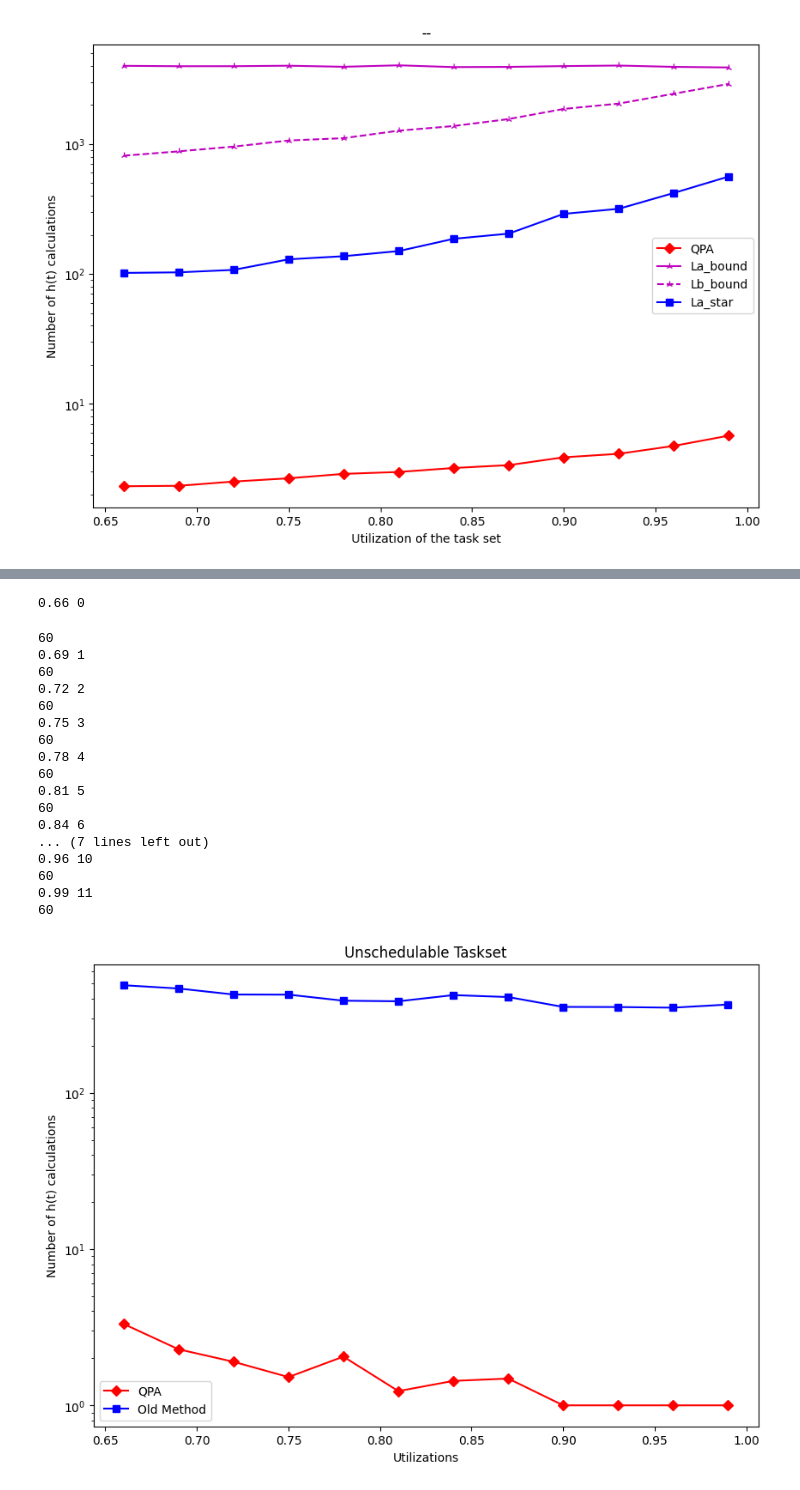
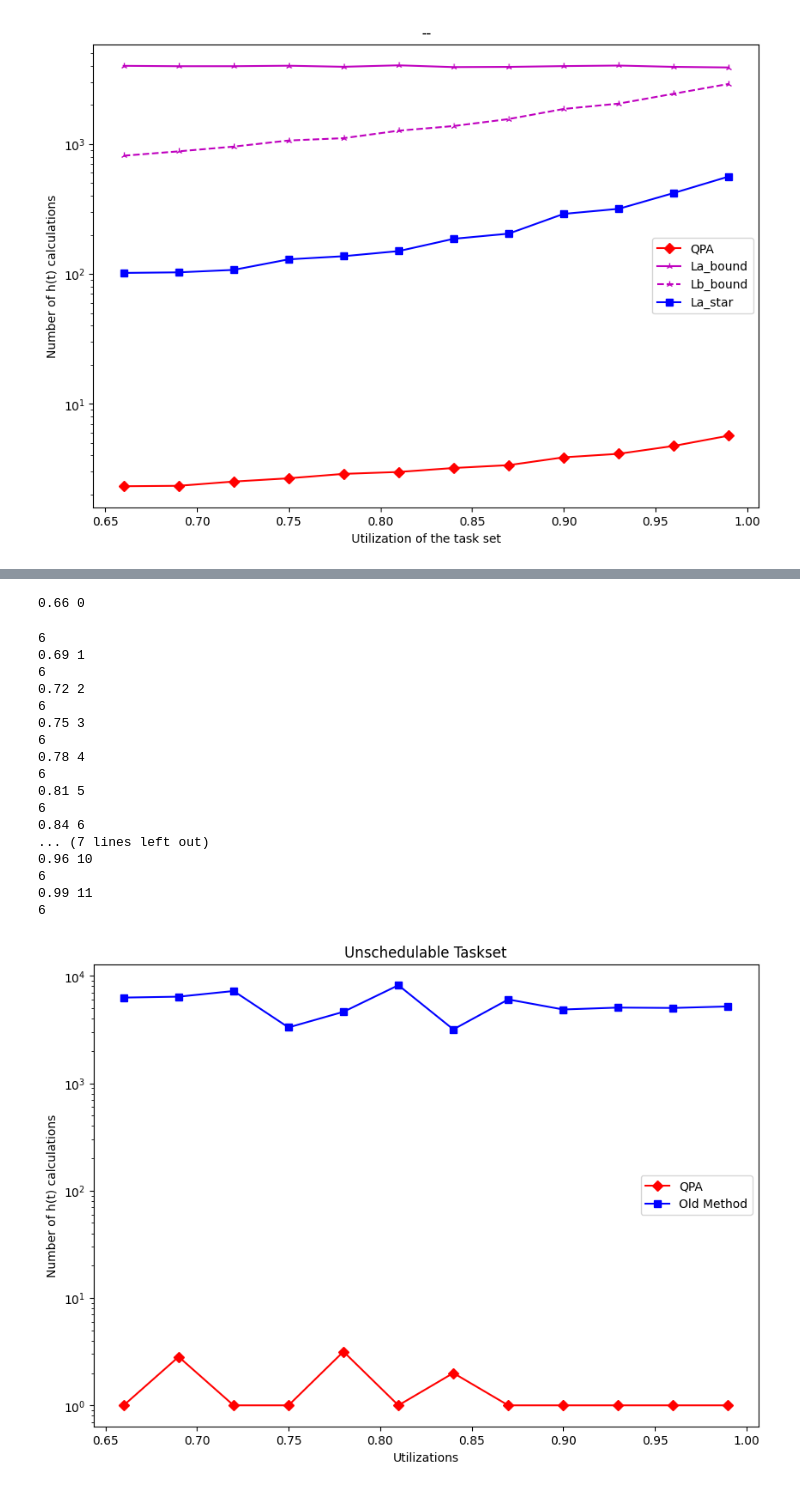
Before and after one commit to guptarohan6502/RTES_project, a Jupyter notebook: EDF_analysis.ipynb, the cells around one changed output, grey strips where cells are left out. Drawn from its saved outputs; the diff is of its cells as text; code cells hidden in the pictures.

```diff
--- a/EDF_analysis.ipynb
+++ b/EDF_analysis.ipynb
@@ -758,7 +788,7 @@ l = 0
 
 for i in range(len(x)):
         print(x[i],i)
-        taskset = get_taskset(60, 30,util = x[i])
+        taskset = get_taskset(6, 30,util = x[i])
         total_count =0
         for j in range(len(taskset)):
             task = np.array(taskset[j])
@@ -785,39 +815,39 @@ for i in range(len(x)):
         q[l]= q[l]/total_count
         old_met[l] = old_met[l]/total_count
         print(total_count)
         l += 1
 
 # print(q)
 # plt.plot(x, q)
 # plt.plot(x, la_cal)
 # plt.plot(x, lb_cal)
 
 plt.figure(figsize=(10,7))
 plt.plot(x,q,'-rD',label='QPA')
 plt.plot(x,old_met,'-bs',label='Old Method')
 plt.yscale("log")
 plt.xlabel("Utilizations")
 plt.ylabel('Number of h(t) calculations')
 plt.title("Unschedulable Taskset")
 plt.legend()
 plt.show()
 # %% [output]
 0.66 0
-60
+6
 0.69 1
-60
+6
 0.72 2
-60
+6
 0.75 3
-60
+6
 0.78 4
-60
+6
 0.81 5
-60
+6
 0.84 6
 ... (7 lines left out)
 0.96 10
-60
+6
 0.99 11
-60
+6
-[figure, old version]
+[figure, new version]
```
Also changed, not shown: parts of 4 cells of this notebook.
